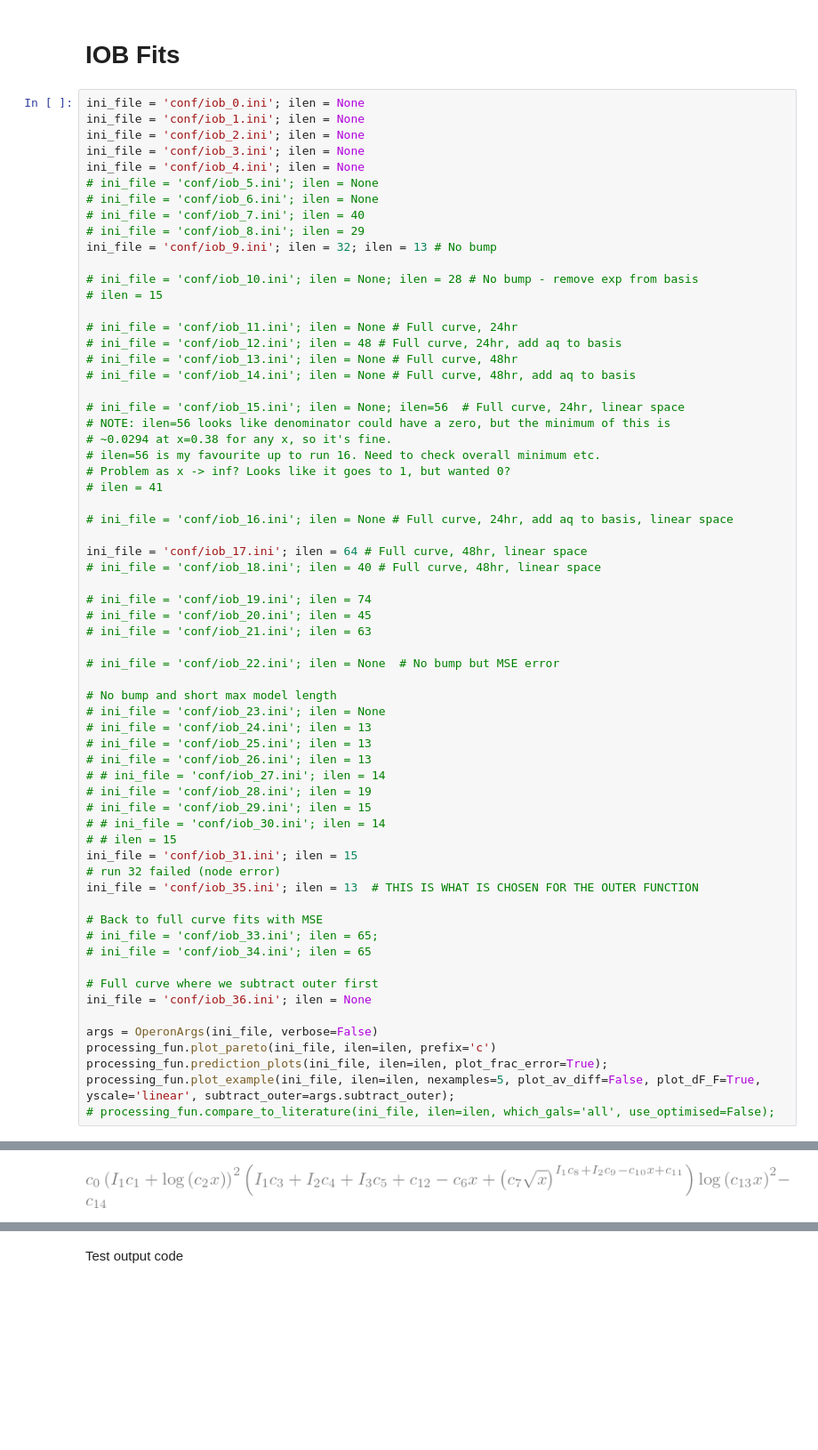
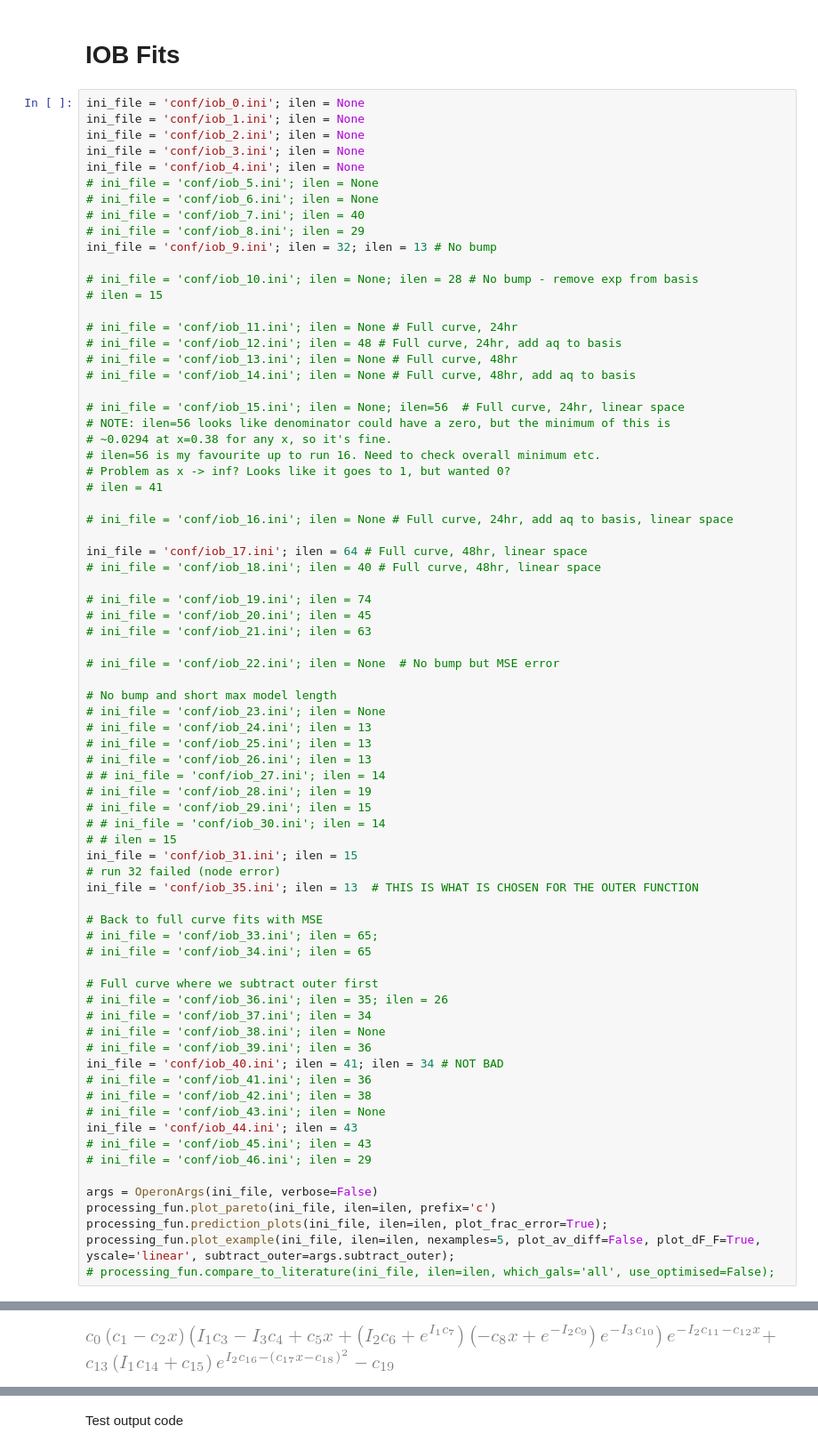
Before and after one commit to maho3/iob-attenuation, a Jupyter notebook: symbolic_regression/Results.ipynb, the cells around one changed output, grey strips where cells are left out. Shown at 89% size. Cells and saved outputs as stored; diff of their text form; blank space fills up the shorter version.

Commit message:
Add runs for outer part of curve

```diff
--- a/symbolic_regression/Results.ipynb
+++ b/symbolic_regression/Results.ipynb
@@ -70,7 +70,17 @@ ini_file = 'conf/iob_35.ini'; ilen = 13  # THIS IS WHAT IS CHOSEN FOR THE OUTER
 # ini_file = 'conf/iob_34.ini'; ilen = 65
 
 # Full curve where we subtract outer first
-ini_file = 'conf/iob_36.ini'; ilen = None
+# ini_file = 'conf/iob_36.ini'; ilen = 35; ilen = 26
+# ini_file = 'conf/iob_37.ini'; ilen = 34
+# ini_file = 'conf/iob_38.ini'; ilen = None
+# ini_file = 'conf/iob_39.ini'; ilen = 36
+ini_file = 'conf/iob_40.ini'; ilen = 41; ilen = 34 # NOT BAD
+# ini_file = 'conf/iob_41.ini'; ilen = 36
+# ini_file = 'conf/iob_42.ini'; ilen = 38
+# ini_file = 'conf/iob_43.ini'; ilen = None
+ini_file = 'conf/iob_44.ini'; ilen = 43
+# ini_file = 'conf/iob_45.ini'; ilen = 43
+# ini_file = 'conf/iob_46.ini'; ilen = 29
 
 args = OperonArgs(ini_file, verbose=False)
 processing_fun.plot_pareto(ini_file, ilen=ilen, prefix='c')
@@ -101,2 +108,2 @@ Values: [1.026372, 1.615912, 3.824345, 4.825106, 12.604479, 11.069893, 0.312394,
-[figure, old version]
+[figure, new version]
 Latex version:
```
Also changed, not shown: parts of 3 cells of this notebook, 15 other files.
